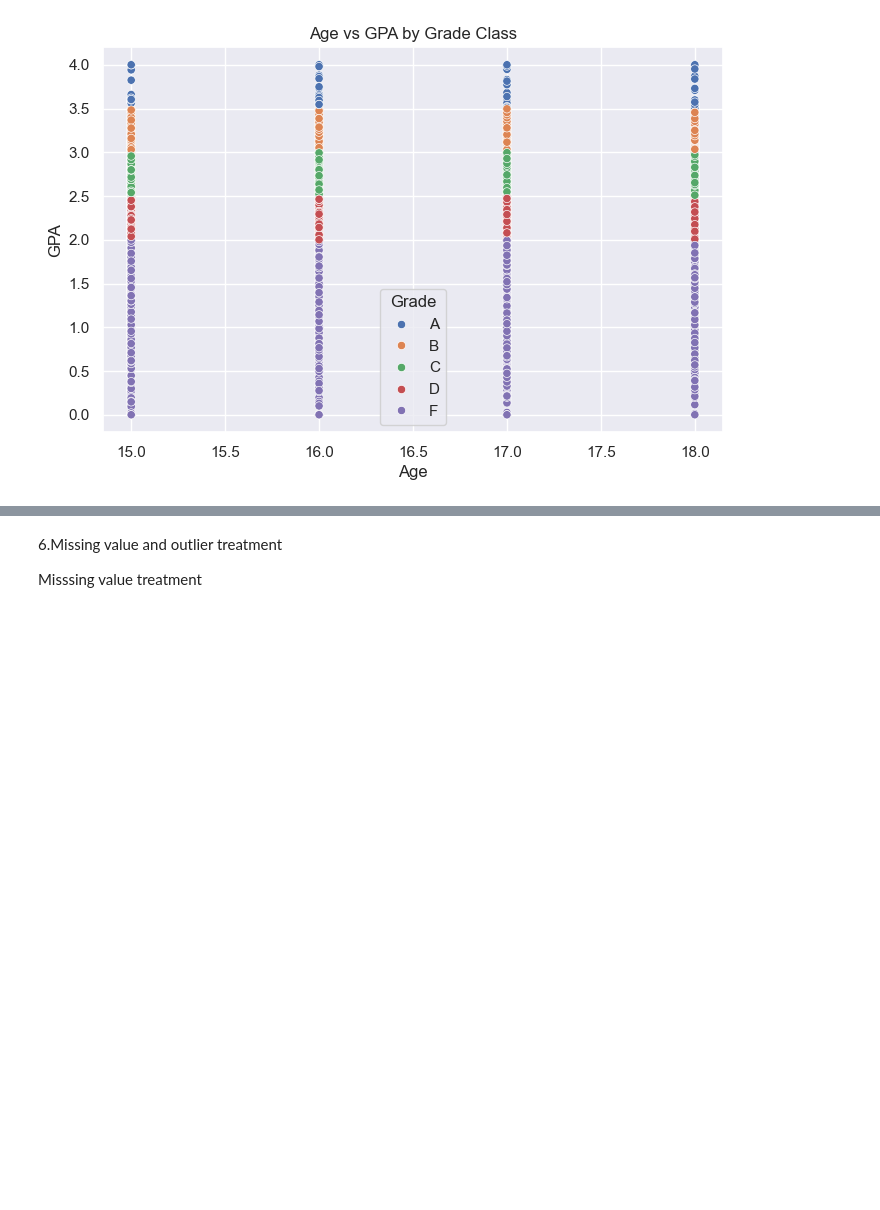
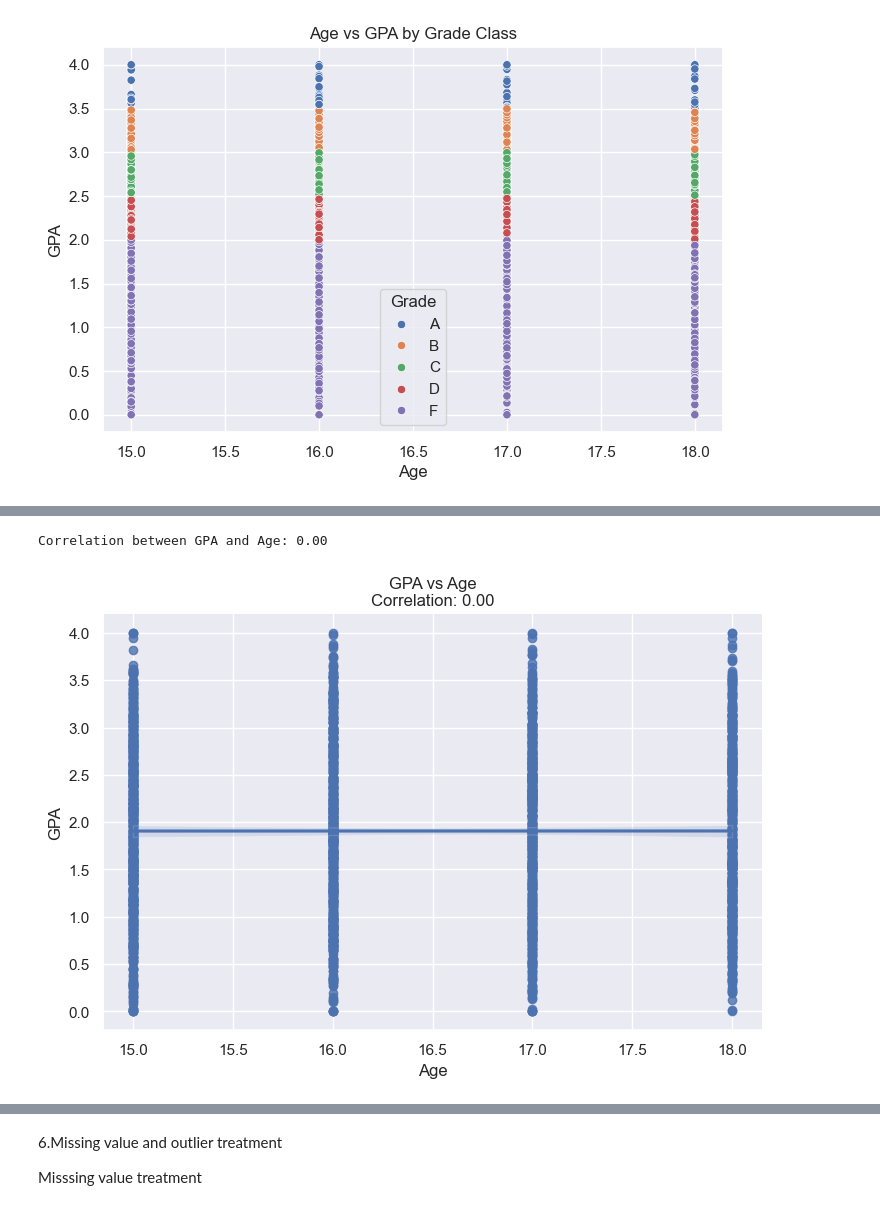
Before and after one commit to AnnMariDB/MLG382-Projects, a Jupyter notebook: MLG382Project1/Group E_MLG382_GuidedProject.ipynb, the cells around one changed output, grey strips where cells are left out. Drawn from its saved outputs; the diff is of its cells as text; code cells hidden in the pictures; blank space fills up the shorter version.

```diff
--- a/MLG382Project1/Group E_MLG382_GuidedProject.ipynb
+++ b/MLG382Project1/Group E_MLG382_GuidedProject.ipynb
@@ -430,0 +457,13 @@ plt.show()
+# %%
+correlation_age = df['GPA'].corr(df['Age'])
+print(f"Correlation between GPA and Age: {correlation_age:.2f}")
+
+sns.lmplot(x='Age', y='GPA', data=df, aspect=1.5, height=5)
+plt.title(f'GPA vs Age\nCorrelation: {correlation_age:.2f}')
+plt.xlabel('Age')
+plt.ylabel('GPA')
+plt.grid(True)
+plt.show()
+# %% [output]
+Correlation between GPA and Age: 0.00
+[figure, added]
```
Also changed, not shown: parts of 10 cells of this notebook.
